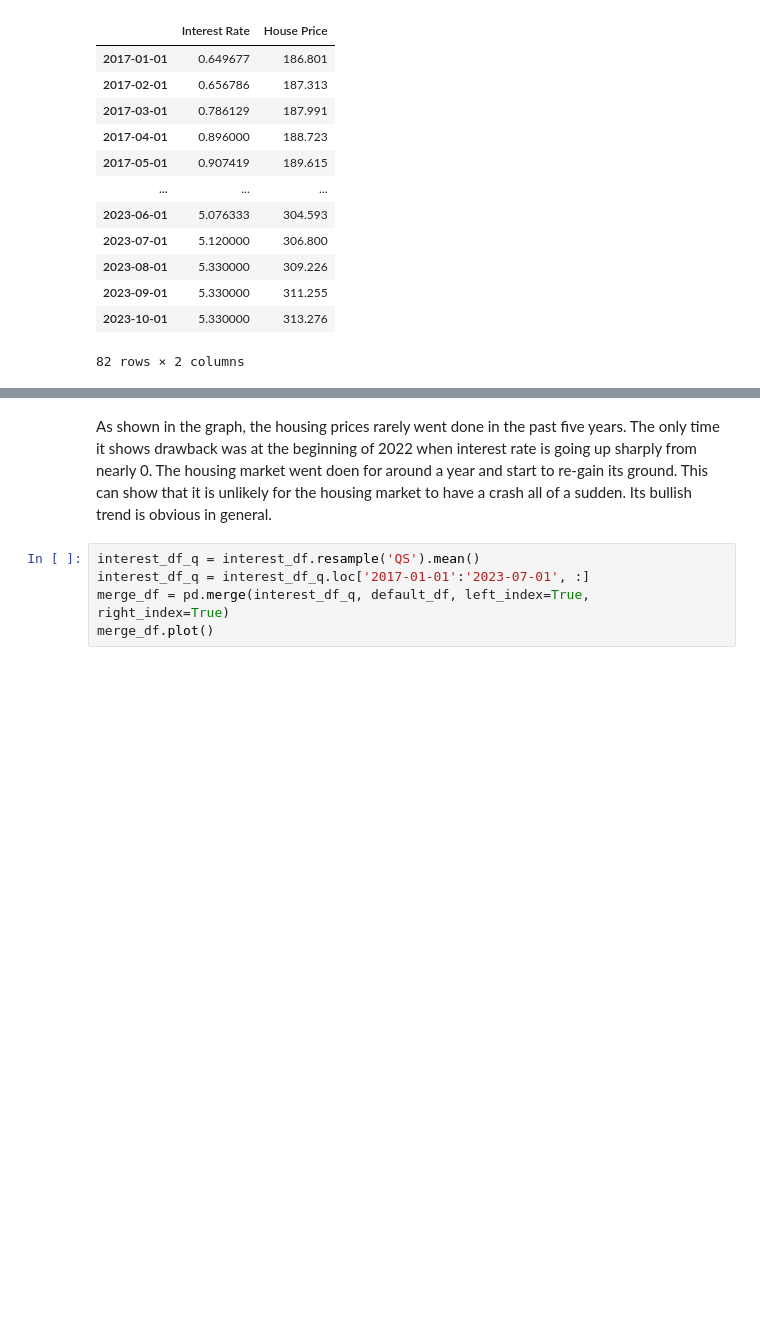
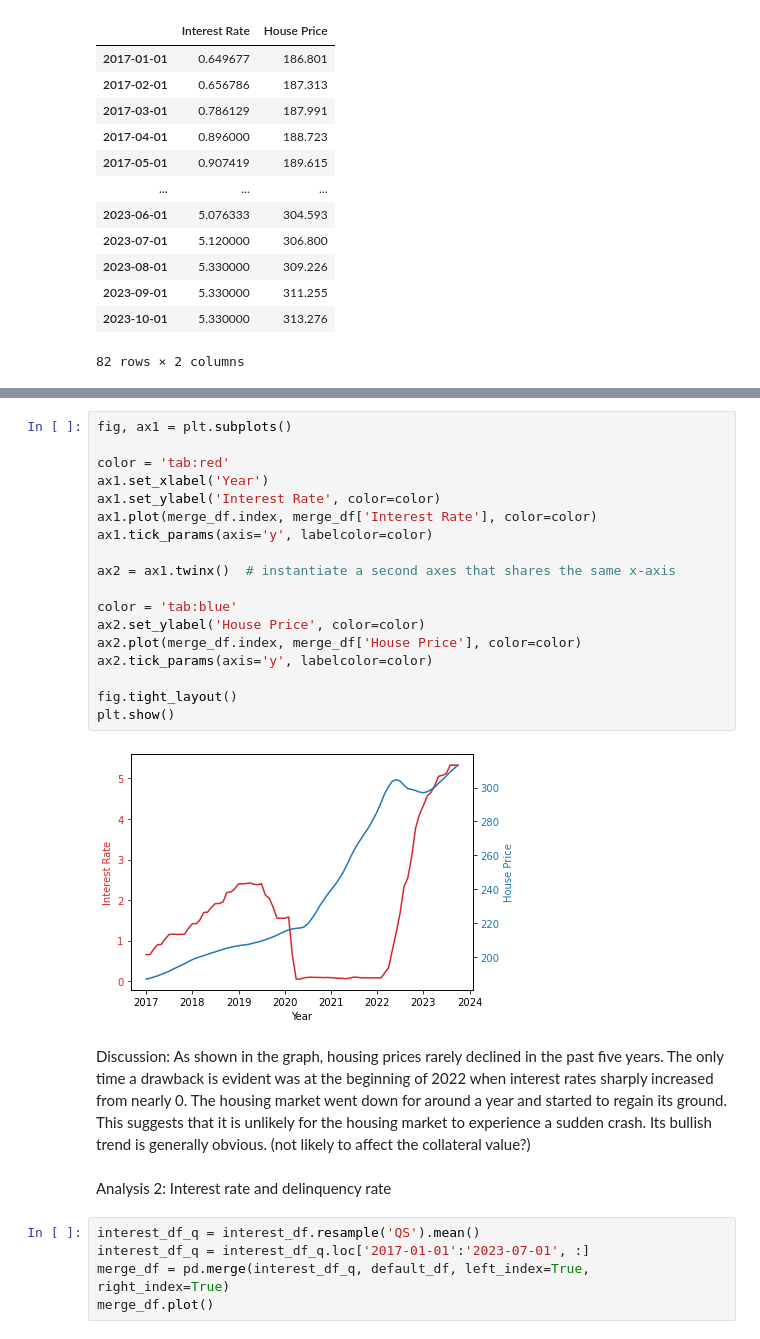
Before and after one commit to Celinzh/wqu_assignment, a Jupyter notebook: GWP1/celine-data.ipynb, the cells around one changed output, grey strips where cells are left out. Cells and saved outputs as stored; diff of their text form; blank space fills up the shorter version.

Commit message:
update analysis

```diff
--- a/GWP1/celine-data.ipynb
+++ b/GWP1/celine-data.ipynb
@@ -178,5 +169,27 @@ plt.show()
+# %%
+fig, ax1 = plt.subplots()
+
+color = 'tab:red'
+ax1.set_xlabel('Year')
+ax1.set_ylabel('Interest Rate', color=color)
+ax1.plot(merge_df.index, merge_df['Interest Rate'], color=color)
+ax1.tick_params(axis='y', labelcolor=color)
+
+ax2 = ax1.twinx()  # instantiate a second axes that shares the same x-axis
+
+color = 'tab:blue'
+ax2.set_ylabel('House Price', color=color)
+ax2.plot(merge_df.index, merge_df['House Price'], color=color)
+ax2.tick_params(axis='y', labelcolor=color)
+
+fig.tight_layout()
+plt.show()
+# %% [output]
+[figure, added]
 # %% [markdown]
-As shown in the graph, the housing prices rarely went done in the past five years. The only time it shows drawback was at the beginning of 2022 when interest rate is going up sharply from nearly 0. The housing market went doen for around a year and start to re-gain its ground. This can show that it is unlikely for the housing market to have a crash all of a sudden. Its bullish trend is obvious in general.
+Discussion: As shown in the graph, housing prices rarely declined in the past five years. The only time a drawback is evident was at the beginning of 2022 when interest rates sharply increased from nearly 0. The housing market went down for around a year and started to regain its ground. This suggests that it is unlikely for the housing market to experience a sudden crash. Its bullish trend is generally obvious. (not likely to affect the collateral value?)
+# %% [markdown]
+Analysis 2: Interest rate and delinquency rate
 # %%
 interest_df_q = interest_df.resample('QS').mean()
 interest_df_q = interest_df_q.loc['2017-01-01':'2023-07-01', :]
```
Also changed, not shown: parts of 11 cells of this notebook.
